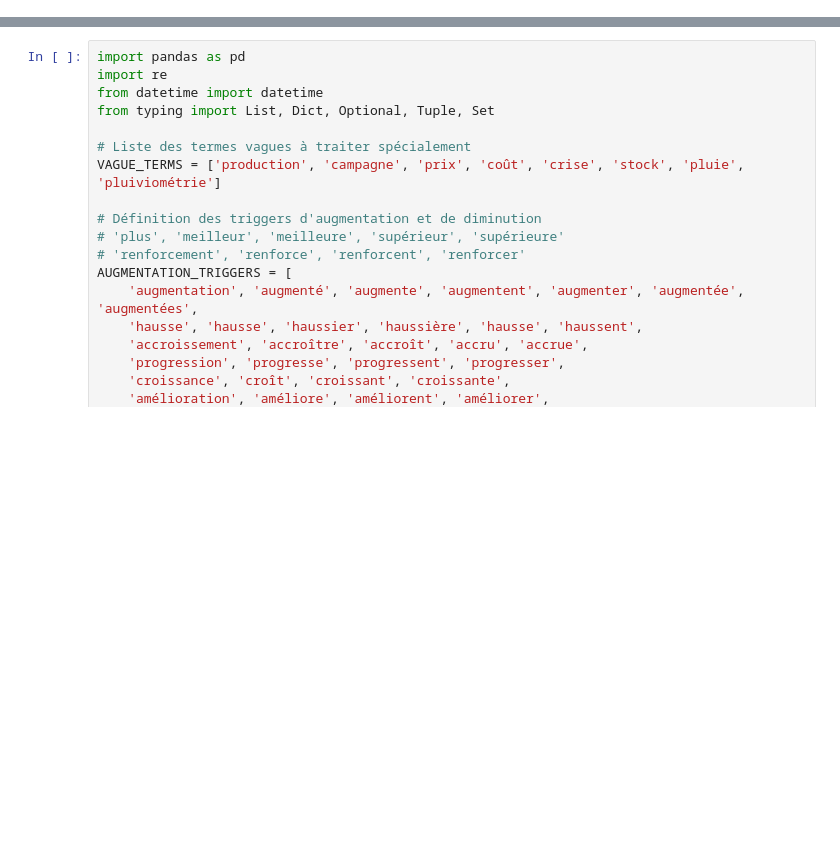
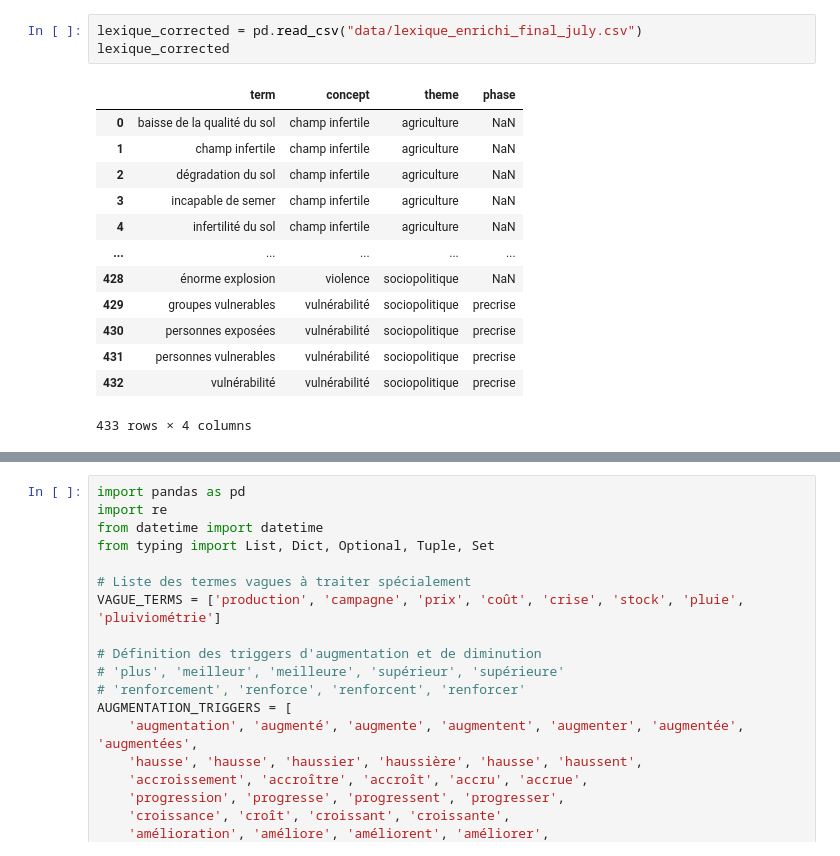
Before and after one commit to CharlemagneBrain/STKG-FS, a Jupyter notebook: Triplet_Formation/Triplet_Algo.ipynb, the cells around one changed output, grey strips where cells are left out. Drawn from its saved outputs; the diff is of its cells as text; blank space fills up the shorter version.

```diff
--- a/Triplet_Formation/Triplet_Algo.ipynb
+++ b/Triplet_Formation/Triplet_Algo.ipynb
@@ -0,0 +128,17 @@
+# %%
+lexique_corrected = pd.read_csv("data/lexique_enrichi_final_july.csv")
+lexique_corrected
+# %% [output]
+|  | term | concept | theme | phase |
+| 0 | baisse de la qualité du sol | champ infertile | agriculture | NaN |
+| 1 | champ infertile | champ infertile | agriculture | NaN |
+| 2 | dégradation du sol | champ infertile | agriculture | NaN |
+| 3 | incapable de semer | champ infertile | agriculture | NaN |
+| 4 | infertilité du sol | champ infertile | agriculture | NaN |
+| ... | ... | ... | ... | ... |
+| 428 | énorme explosion | violence | sociopolitique | NaN |
+| 429 | groupes vulnerables | vulnérabilité | sociopolitique | precrise |
+| 430 | personnes exposées | vulnérabilité | sociopolitique | precrise |
+| 431 | personnes vulnerables | vulnérabilité | sociopolitique | precrise |
+| 432 | vulnérabilité | vulnérabilité | sociopolitique | precrise |
+433 rows × 4 columns
```
Also changed, not shown: parts of 7 cells of this notebook, 6 other files.
